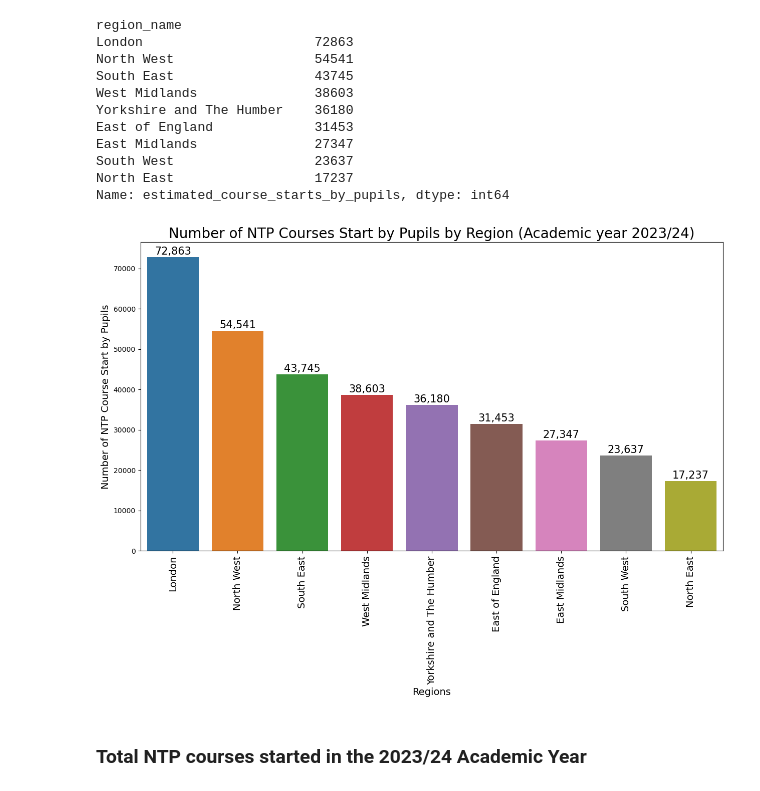
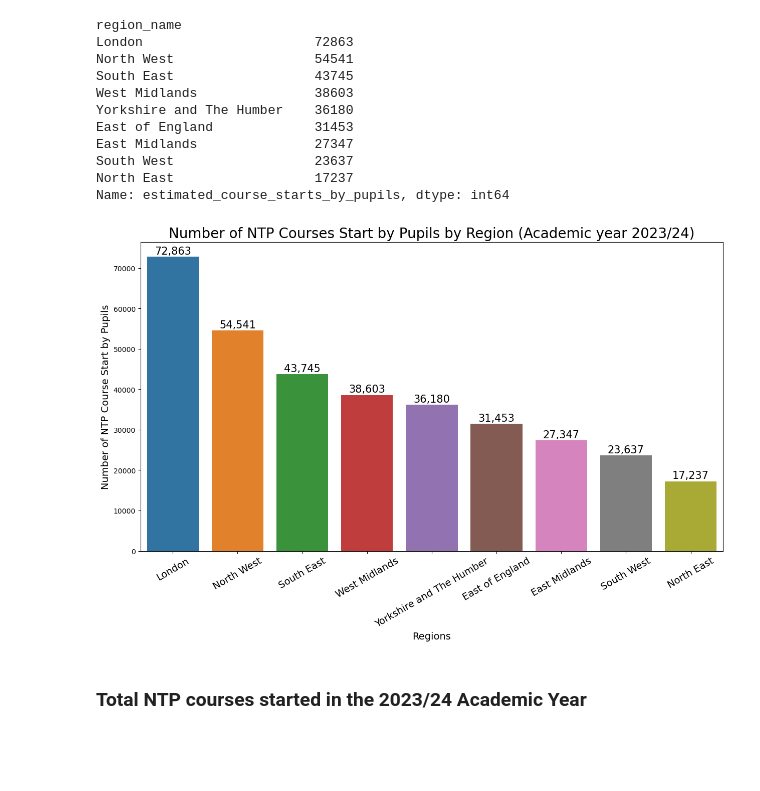
Before and after one commit to CyprianFusi/Data-Scientist-Technical-Exercise-10DS, a Jupyter notebook: National_Tutoring_Programme_2023_24.ipynb, the cells around one changed output. Saved outputs shown, nothing was run; the diff lists cells and outputs as text; code cells hidden in the pictures; blank space fills up the shorter version.

```diff
--- a/National_Tutoring_Programme_2023_24.ipynb
+++ b/National_Tutoring_Programme_2023_24.ipynb
@@ -364,21 +364,21 @@ Name: estimated_course_starts_by_pupils, dtype: int64
 # %%
 fig, ax = plt.subplots(figsize = (15, 8))
 x = ntp_start_by_region.sort_values(ascending = False).index
 y = ntp_start_by_region.sort_values(ascending = False).values
 plots = sns.barplot(x = x, y = y, ax = ax)
 for bar in plots.patches:
     plots.annotate(f'{bar.get_height():,.0f}',
                    (bar.get_x() + bar.get_width() / 2, bar.get_height()),
                    ha = 'center', va = 'center',
                    size = 15, xytext = (0, 8),
                    textcoords = 'offset points')
 plt.title('Number of NTP Courses Start by Pupils by Region (Academic year 2023/24)', fontsize = 20)
 plt.ylabel('Number of NTP Course Start by Pupils', fontsize = 14)
 plt.xlabel('Regions', fontsize = 14)
-plt.xticks(rotation = 90, fontsize = 14)
+plt.xticks(rotation = 30, fontsize = 14)
 plt.show()
 # %% [output]
-[figure, old version]
+[figure, new version]
 # %%
 fig.savefig('./data_2023_24/charts/NTP_Courses_Start_by_Pupils_by_Region_202324.png')
 # %% [markdown]
```
Also changed, not shown: parts of 3 cells of this notebook.
